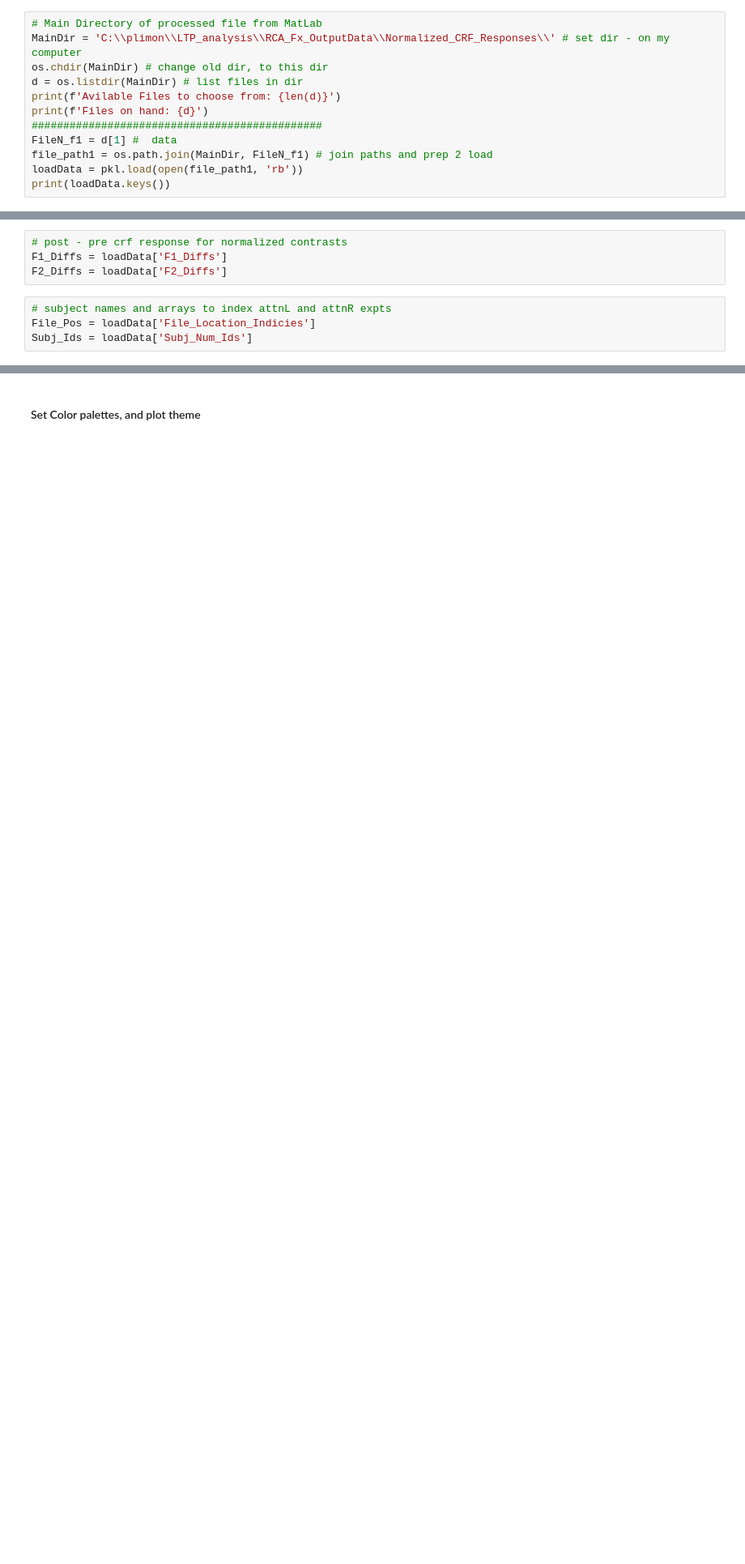
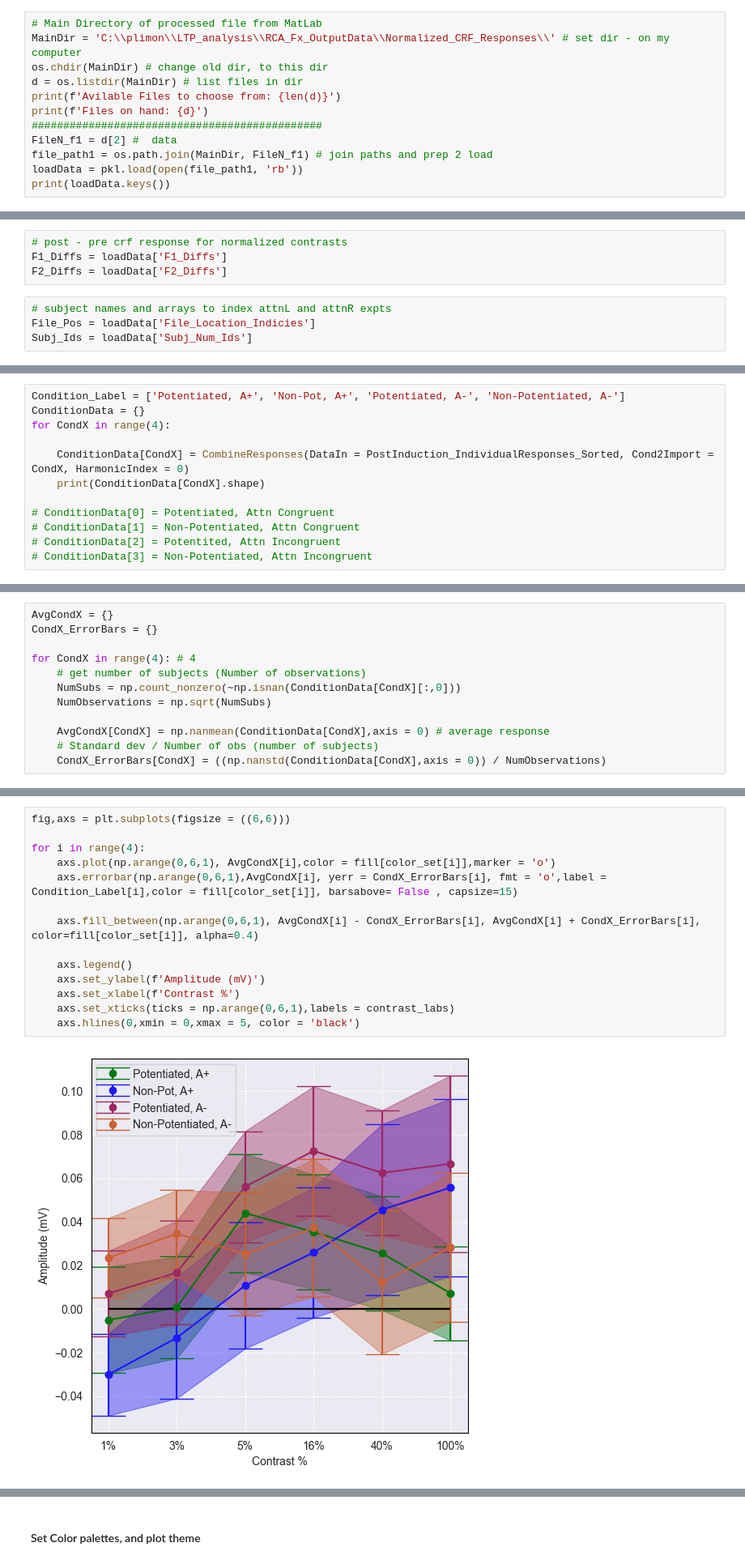
Before and after one commit to PatriciaNL/LTP_analysis, a Jupyter notebook: PythonScripts/ProcessingPipeline/RCAScripts/Hyperbolic_Ratio_Script.ipynb, the cells around one changed output, grey strips where cells are left out. Shown at 81% size. Cells and saved outputs as stored; diff of their text form; blank space fills up the shorter version.

```diff
--- a/PythonScripts/ProcessingPipeline/RCAScripts/Hyperbolic_Ratio_Script.ipynb
+++ b/PythonScripts/ProcessingPipeline/RCAScripts/Hyperbolic_Ratio_Script.ipynb
@@ -22,7 +22,7 @@ d = os.listdir(MainDir) # list files in dir
 print(f'Avilable Files to choose from: {len(d)}')
 print(f'Files on hand: {d}')
 ##############################################
-FileN_f1 = d[1] #  data
+FileN_f1 = d[2] #  data
 file_path1 = os.path.join(MainDir, FileN_f1) # join paths and prep 2 load
 loadData = pkl.load(open(file_path1, 'rb'))
 print(loadData.keys())
@@ -46,0 +140,12 @@ Subj_Ids = loadData['Subj_Num_Ids']
+# %%
+Condition_Label = ['Potentiated, A+', 'Non-Pot, A+', 'Potentiated, A-', 'Non-Potentiated, A-']
+ConditionData = {}
+for CondX in range(4):
+
+    ConditionData[CondX] = CombineResponses(DataIn = PostInduction_IndividualResponses_Sorted, Cond2Import = CondX, HarmonicIndex = 0)
+    print(ConditionData[CondX].shape)
+
+# ConditionData[0] = Potentiated, Attn Congruent
+# ConditionData[1] = Non-Potentiated, Attn Congruent
+# ConditionData[2] = Potentited, Attn Incongruent
+# ConditionData[3] = Non-Potentiated, Attn Incongruent
@@ -46,0 +165,12 @@ Subj_Ids = loadData['Subj_Num_Ids']
+# %%
+AvgCondX = {}
+CondX_ErrorBars = {}
+
+for CondX in range(4): # 4
+    # get number of subjects (Number of observations)
+    NumSubs = np.count_nonzero(~np.isnan(ConditionData[CondX][:,0]))
+    NumObservations = np.sqrt(NumSubs)
+
+    AvgCondX[CondX] = np.nanmean(ConditionData[CondX],axis = 0) # average response
+    # Standard dev / Number of obs (number of subjects)
+    CondX_ErrorBars[CondX] = ((np.nanstd(ConditionData[CondX],axis = 0)) / NumObservations)
@@ -46,0 +179,16 @@ Subj_Ids = loadData['Subj_Num_Ids']
+# %%
+fig,axs = plt.subplots(figsize = ((6,6)))
+
+for i in range(4):
+    axs.plot(np.arange(0,6,1), AvgCondX[i],color = fill[color_set[i]],marker = 'o')
+    axs.errorbar(np.arange(0,6,1),AvgCondX[i], yerr = CondX_ErrorBars[i], fmt = 'o',label = Condition_Label[i],color = fill[color_set[i]], barsabove= False , capsize=15)
+
+    axs.fill_between(np.arange(0,6,1), AvgCondX[i] - CondX_ErrorBars[i], AvgCondX[i] + CondX_ErrorBars[i], color=fill[color_set[i]], alpha=0.4)
+
+    axs.legend()
+    axs.set_ylabel(f'Amplitude (mV)')
+    axs.set_xlabel(f'Contrast %')
+    axs.set_xticks(ticks = np.arange(0,6,1),labels = contrast_labs)
+    axs.hlines(0,xmin = 0,xmax = 5, color = 'black')
+# %% [output]
+[figure, added]
```
Also changed, not shown: parts of 43 cells of this notebook.
